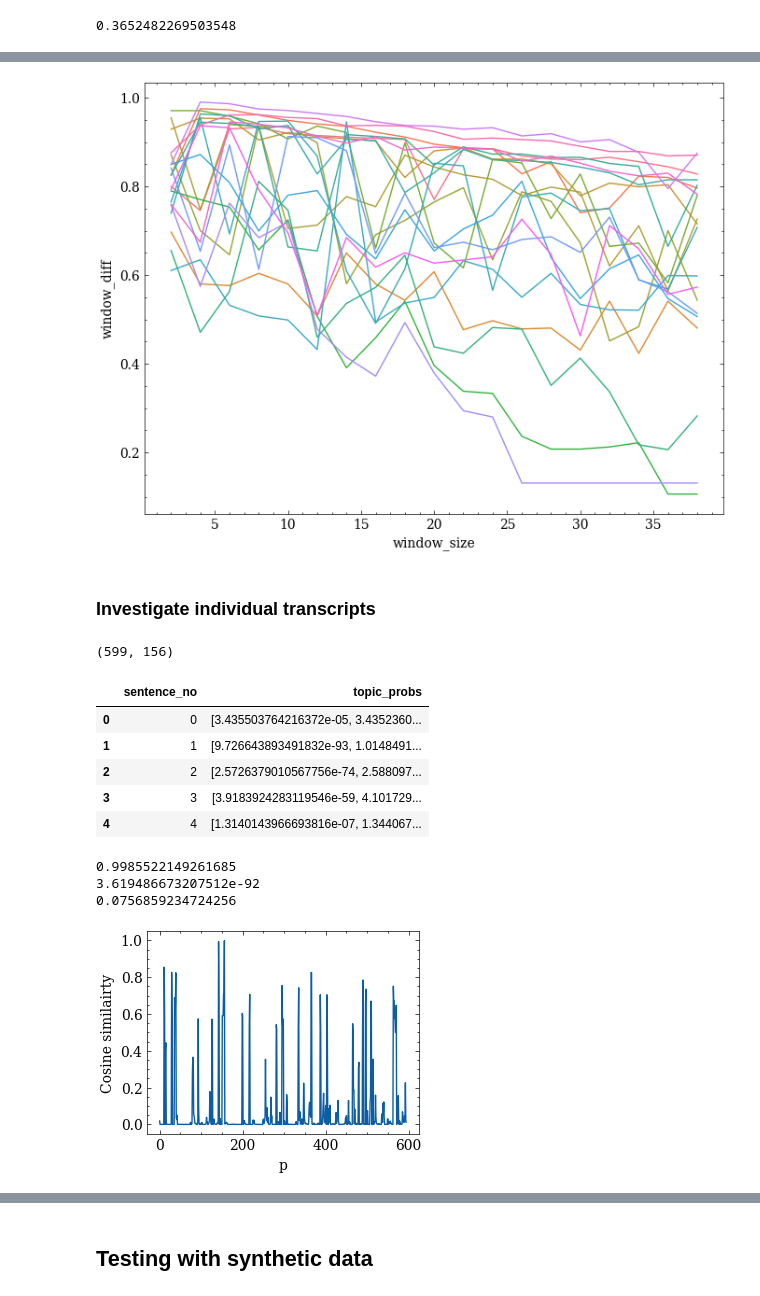
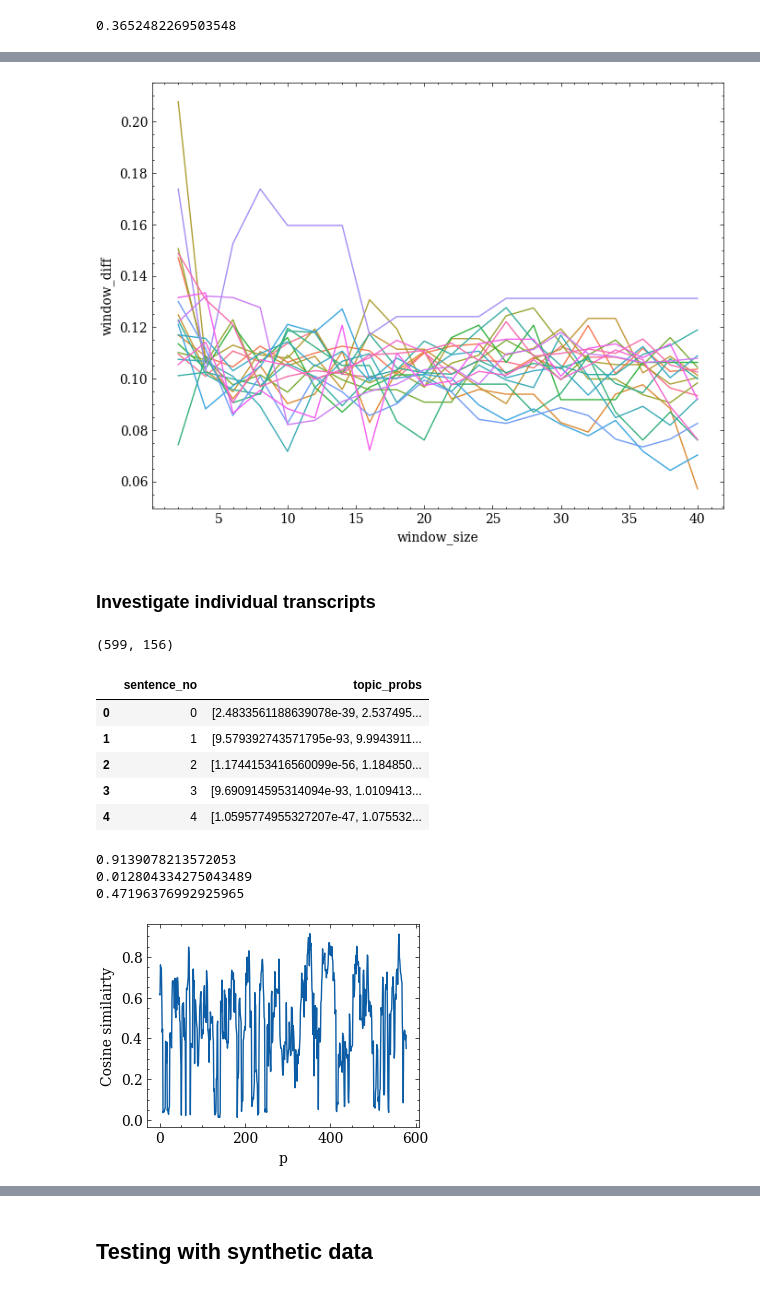
Before and after one commit to OskarMunck/Thesis, a Jupyter notebook: 4.topic_tiling.ipynb, the cells around one changed output, grey strips where cells are left out. Drawn from its saved outputs; the diff is of its cells as text; code cells hidden in the pictures.

```diff
--- a/4.topic_tiling.ipynb
+++ b/4.topic_tiling.ipynb
@@ -272,7 +272,7 @@ for dirpath, _, files in os.walk('../Thesis/annotated_probabilities'):
         # he = [0.99, 0.95, 0.9]
         # for h in he:
         h=0.95
-        for win in range(2, 3, 2):
+        for win in range(2, 41, 2):
             predicted_bounds = segmentation_main_call(annotated_probabilities_df,\
                                                         print_state_min=False,\
                                                         print_state_depth=False,\
@@ -388,12 +409,12 @@ sns.lineplot(evaluation_df, x='window_size', y='window_diff', hue='episode')
 plt.legend('', frameon=False)
 plt.show()
 # %% [output]
-[figure, old version]
+[figure, new version]
 # %% [markdown]
 ### Investigate individual transcripts
 # %%
 # load sentence probabilities from 1 step
-sent_proba = np.load('../Thesis/probabilities_new.npy')
+sent_proba = np.load('../Thesis/probabilities.npy')
 print(sent_proba.shape)
 
 # make dataframe for processing
@@ -402,26 +423,27 @@ pipeline_df.head()
 # %% [output]
 (599, 156)
 |  | sentence_no | topic_probs |
-| 0 | 0 | [3.435503764216372e-05, 3.4352360... |
-| 1 | 1 | [9.726643893491832e-93, 1.0148491... |
-| 2 | 2 | [2.5726379010567756e-74, 2.588097... |
-| 3 | 3 | [3.9183924283119546e-59, 4.101729... |
-| 4 | 4 | [1.3140143966693816e-07, 1.344067... |
+| 0 | 0 | [2.4833561188639078e-39, 2.537495... |
+| 1 | 1 | [9.579392743571795e-93, 9.9943911... |
+| 2 | 2 | [1.1744153416560099e-56, 1.184850... |
+| 3 | 3 | [9.690914595314094e-93, 1.0109413... |
+| 4 | 4 | [1.0595774955327207e-47, 1.075532... |
 # %%
 figure = figsize=(6, 4.6)
-cos_sims = window_cosine_sim(pipeline_df, 2)
+smothed_probs = smoothing(pipeline_df, threshold=0.0000001)
+cos_sims = window_cosine_sim(smothed_probs, 10)
 print(cos_sims.max())
 print(cos_sims.min())
 print(cos_sims.mean())
 sns.lineplot(cos_sims)
 plt.ylabel('Cosine similairty')
 plt.xlabel('p')
 plt.show()
 # Sentence, HDBSCAN 200, window 2, height 0.95
 # %% [output]
-0.9985522149261685
-3.619486673207512e-92
-0.0756859234724256
+0.9139078213572053
+0.012804334275043489
+0.47196376992925965
-[figure, old version]
+[figure, new version]
 # %%
 # Plot and analyse with different size windows
```
Also changed, not shown: parts of 4 cells of this notebook.
